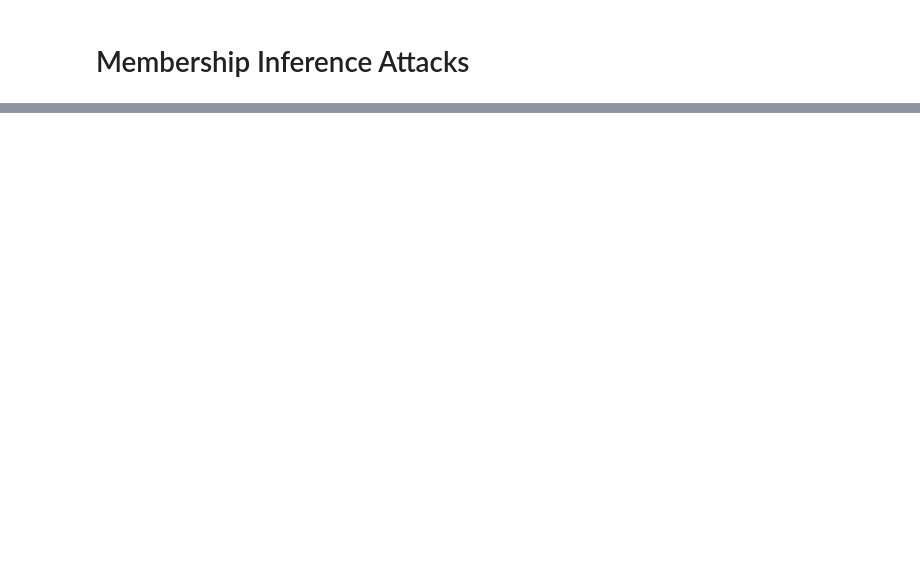
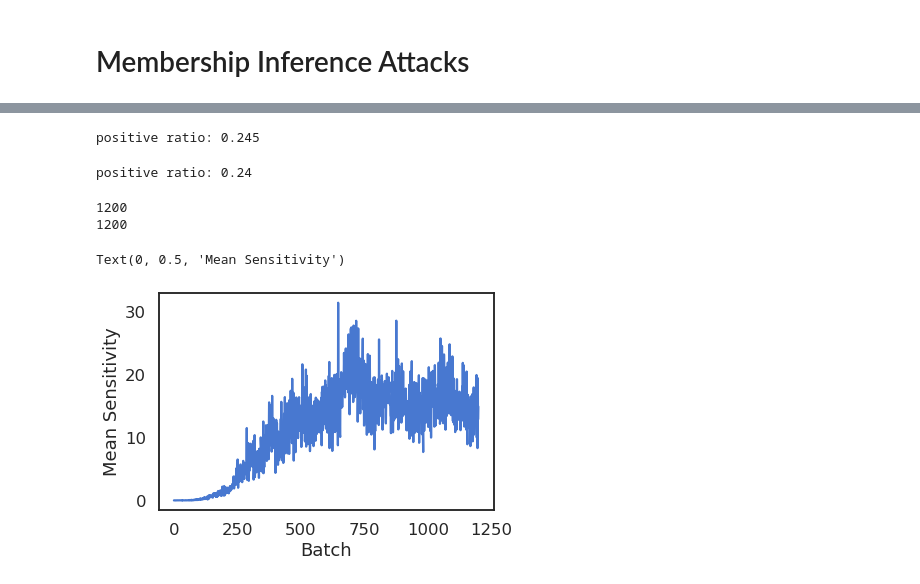
Before and after one commit to twosixlabs/csl, a Jupyter notebook: experiments/immediate_sensitivity/Regression Membership Inference.ipynb, the cells around one changed output, grey strips where cells are left out. Saved outputs shown, nothing was run; the diff lists cells and outputs as text; code cells hidden in the pictures; blank space fills up the shorter version.

```diff
--- a/experiments/immediate_sensitivity/Regression Membership Inference.ipynb
+++ b/experiments/immediate_sensitivity/Regression Membership Inference.ipynb
@@ -400,0 +355,23 @@ Text(0.5, 0, 'Loss')
+# %%
+run_membership_inference_attack(model, avg_train_l, X_train, y_train)
+# %% [output]
+positive ratio: 0.245
+# %%
+run_membership_inference_attack(model, avg_train_l, X_test, y_test)
+# %% [output]
+positive ratio: 0.24
+# %%
+#the info tuple holds: (train_losses, max_sensitivities, mean_sensitivities, max_sigmas, mean_sigmas, test_accs, all_means)
+batch_mean_sensitivities = info_tuple[7]
+batch_max_sensitivities = info_tuple[8]
+print(len(batch_max_sensitivities))
+print(len(batch_mean_sensitivities))
+
+plt.plot(batch_mean_sensitivities)
+plt.xlabel("Batch")
+plt.ylabel("Mean Sensitivity")
+# %% [output]
+1200
+1200
+Text(0, 0.5, 'Mean Sensitivity')
+[figure, added]
```
Also changed, not shown: parts of 24 cells of this notebook.
